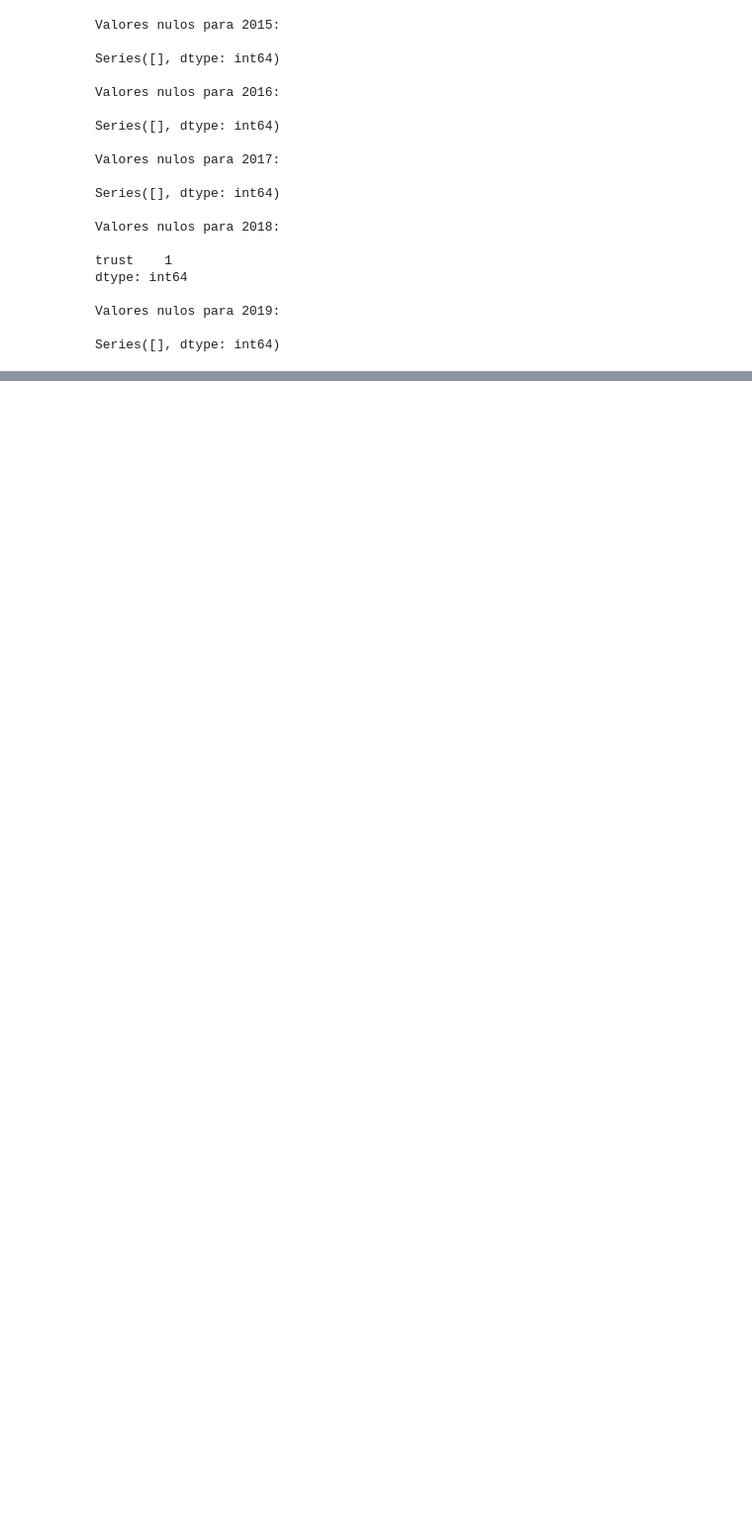
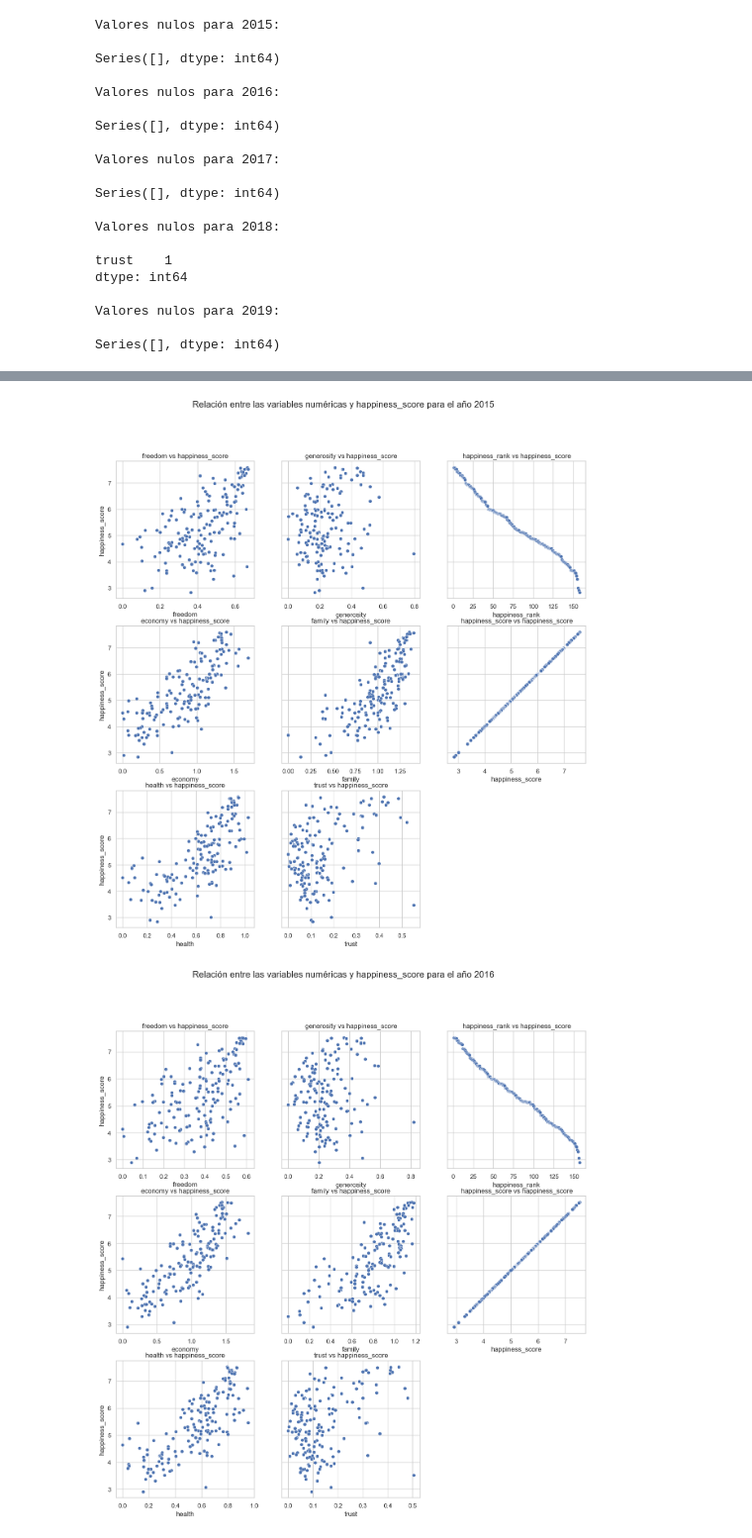
Before and after one commit to ntlg72/etl-workshop-3, a Jupyter notebook: notebooks/1.0-nlg-EDA.ipynb, the cells around one changed output, grey strips where cells are left out. Shown at 99% size. Cells and saved outputs as stored; diff of their text form; code cells hidden in the pictures; blank space fills up the shorter version.

```diff
--- a/notebooks/1.0-nlg-EDA.ipynb
+++ b/notebooks/1.0-nlg-EDA.ipynb
@@ -367,0 +344,31 @@ for year, df in dfs.items():
+# %%
+target_column = 'happiness_score'  # Reemplaza con tu columna objetivo
+
+# Iterar sobre los DataFrames
+for year, df in dfs.items():
+    df_numeric = df.select_dtypes(include=['number'])
+    num_columns = len(df_numeric.columns)
+
+    # Definir el número de filas y columnas dinámicamente
+    num_rows = int(np.ceil(num_columns / 3))  # Ajusta el divisor según el número máximo de columnas por fila
+    num_cols = min(3, num_columns)  # Máximo 3 columnas por fila para mejor organización
+
+    fig, axes = plt.subplots(nrows=num_rows, ncols=num_cols, figsize=(15, 5 * num_rows), sharey=True)
+    axes = axes.flatten()  # Asegurar que sea una lista plana para iterar fácilmente
+
+    # Iterar sobre las columnas numéricas y graficarlas en subgráficas
+    for ax, column in zip(axes, df_numeric.columns):
+        sns.scatterplot(x=df[column], y=df[target_column], ax=ax)
+        ax.set_title(f"{column} vs {target_column}")
+        ax.set_xlabel(column)
+
+    # Ocultar ejes no utilizados
+    for i in range(num_columns, len(axes)):
+        fig.delaxes(axes[i])
+
+    fig.suptitle(f"Relación entre las variables numéricas y {target_column} para el año {year}", fontsize=16)
+
+    plt.show()
+# %% [output]
+[figure, added]
+[figure, added]
```
Also changed, not shown: parts of 9 cells of this notebook.
